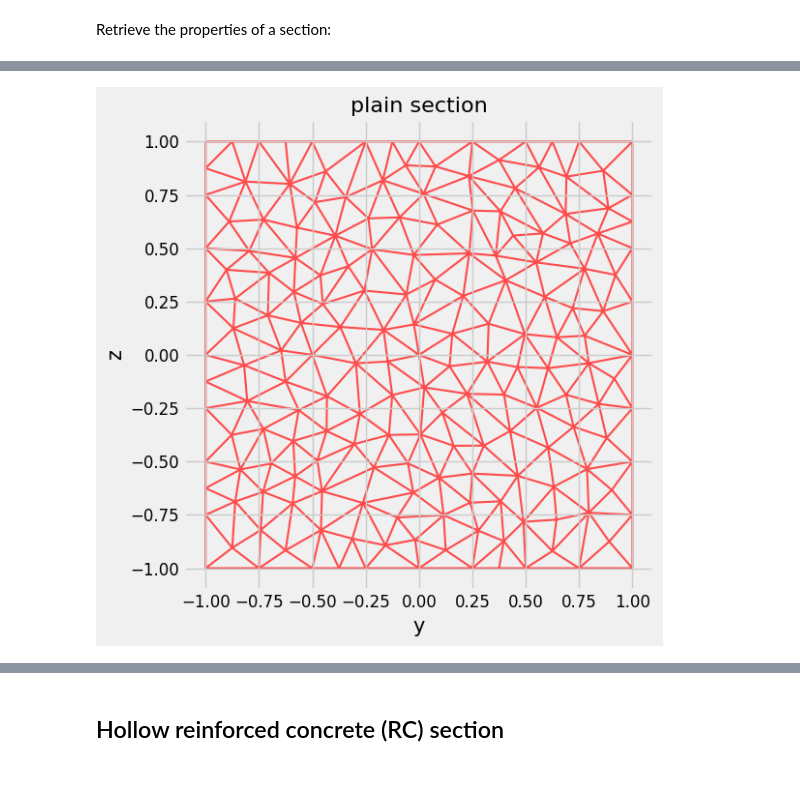
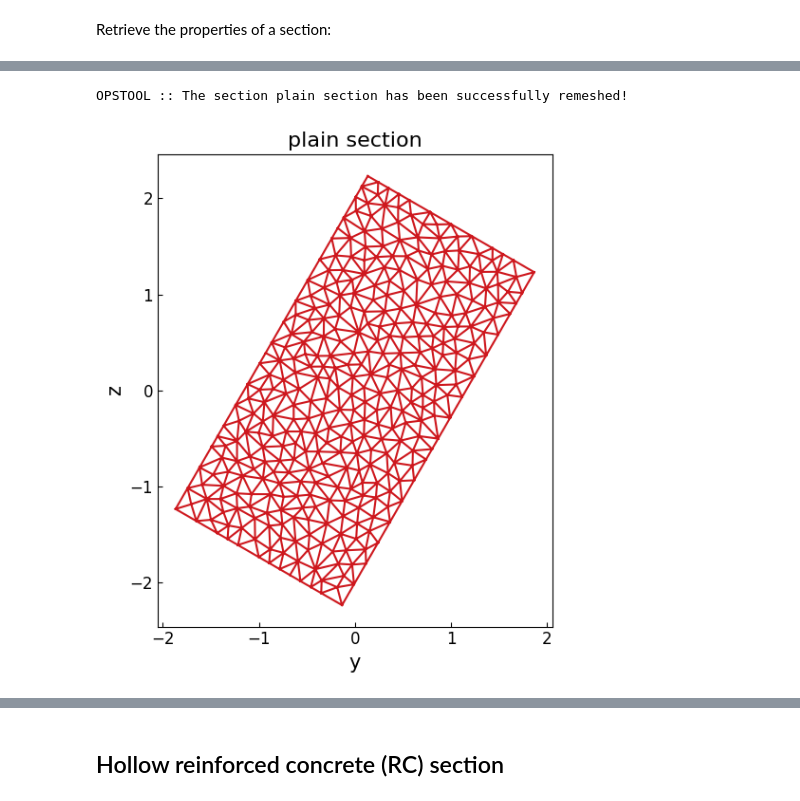
Before and after one commit to yexiang1992/opstool, a Jupyter notebook: docs/src/pre/sec_mesh.ipynb, the cells around one changed output, grey strips where cells are left out. Cells and saved outputs as stored; diff of their text form; code cells hidden in the pictures.

```diff
--- a/docs/src/pre/sec_mesh.ipynb
+++ b/docs/src/pre/sec_mesh.ipynb
@@ -8,7 +8,7 @@ First, we need to create a geometric patch, which will be used to generate the s
 import opstool as opst
 import matplotlib.pyplot as plt
 
-outlines = [[0, 0], [2, 0], [2, 2], [0, 2]]  # Vertex coordinates
+outlines = [[0, 0], [2, 0], [2, 4], [0, 4]]  # Vertex coordinates
 patch = opst.pre.section.create_polygon_patch(outlines)
 # %% [raw]
 Then, we pass this into the class :class:`opstool.pre.section.FiberSecMesh` and call the method to add the patch group and mesh size. Note that the group names should remain consistent.
@@ -45,5 +52,6 @@ sec_props = SEC_MESH.get_frame_props(display_results=True)
 # %%
-SEC_MESH.view(fill=False, show_legend=False)
-plt.show()
+SEC_MESH.rotate(30, remesh=True)
+SEC_MESH.view(fill=False, show_legend=False, aspect_ratio='equal')
 # %% [output]
+OPSTOOL :: The section plain section has been successfully remeshed!
-[figure, old version]
+[figure, new version]
```
Also changed, not shown: parts of 9 cells of this notebook, 28 other files.
